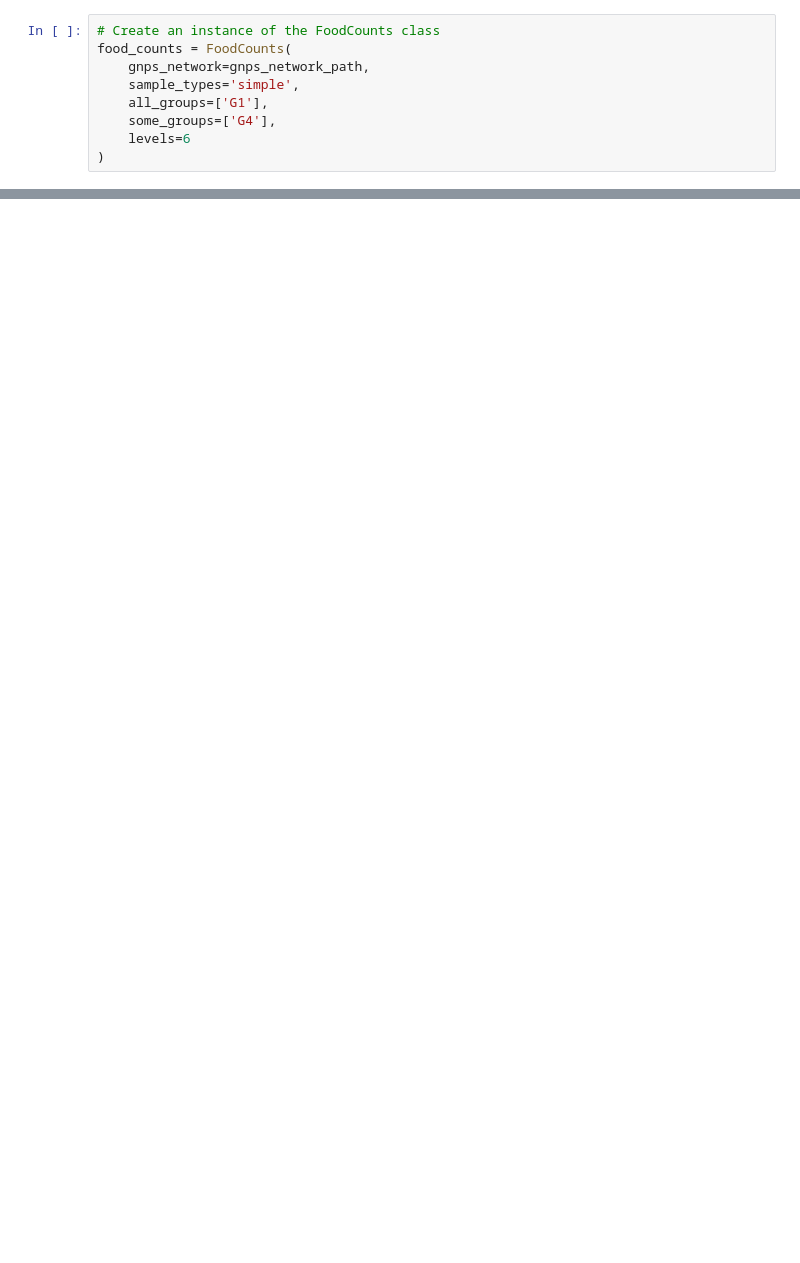
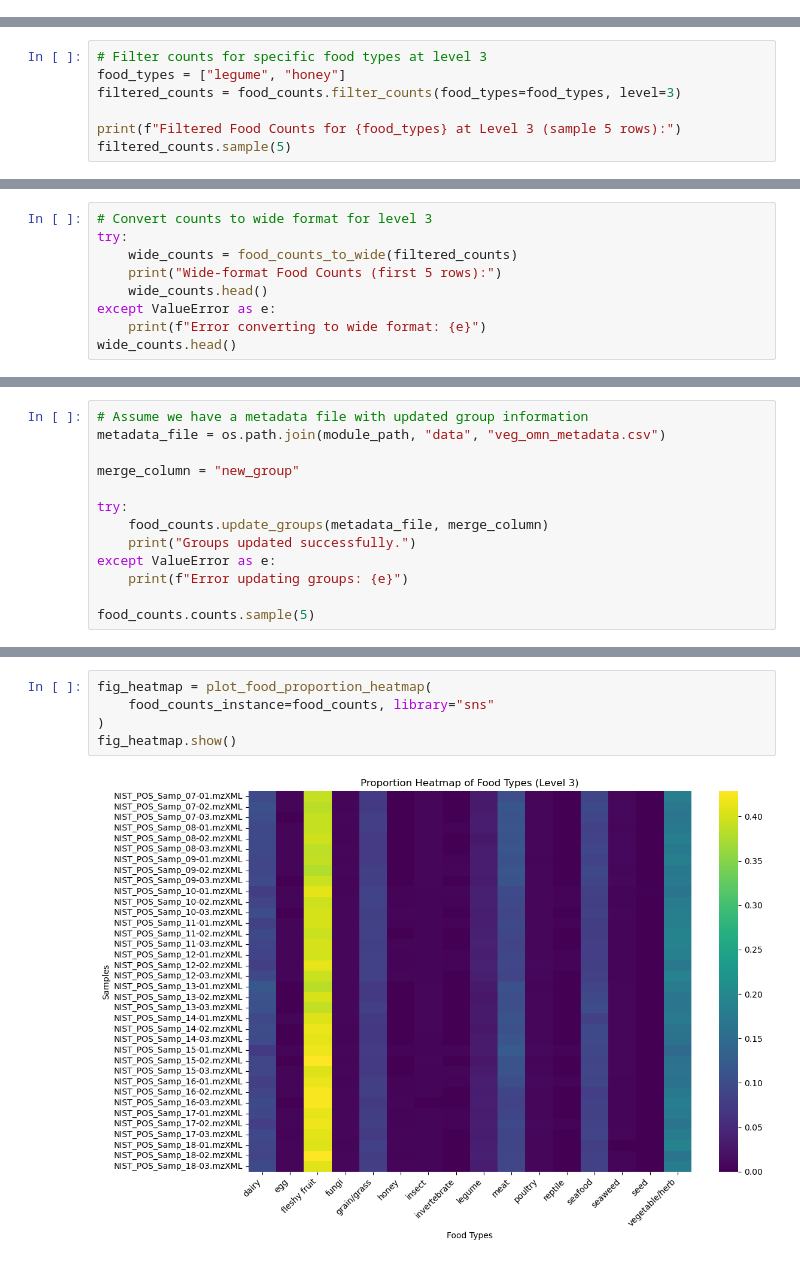
Before and after one commit to bittremieux-lab/gnps_rdd, a Jupyter notebook: gfop/notebooks/01_food_counts_notebook.ipynb, the cells around one changed output, grey strips where cells are left out. Drawn from its saved outputs; the diff is of its cells as text; blank space fills up the shorter version.

```diff
--- a/gfop/notebooks/01_food_counts_notebook.ipynb
+++ b/gfop/notebooks/01_food_counts_notebook.ipynb
@@ -16,9 +0,0 @@ gnps_network_path = os.path.join('..', 'data', 'sample_gnps_vegomn.tsv')
-# %%
-# Create an instance of the FoodCounts class
-food_counts = FoodCounts(
-    gnps_network=gnps_network_path,
-    sample_types='simple',
-    all_groups=['G1'],
-    some_groups=['G4'],
-    levels=6
-)
@@ -79,0 +150,7 @@ fc.counts
+# %%
+# Filter counts for specific food types at level 3
+food_types = ["legume", "honey"]
+filtered_counts = food_counts.filter_counts(food_types=food_types, level=3)
+
+print(f"Filtered Food Counts for {food_types} at Level 3 (sample 5 rows):")
+filtered_counts.sample(5)
@@ -79,0 +169,9 @@ fc.counts
+# %%
+# Convert counts to wide format for level 3
+try:
+    wide_counts = food_counts_to_wide(filtered_counts)
+    print("Wide-format Food Counts (first 5 rows):")
+    wide_counts.head()
+except ValueError as e:
+    print(f"Error converting to wide format: {e}")
+wide_counts.head()
@@ -79,0 +200,13 @@ fc.counts
+# %%
+# Assume we have a metadata file with updated group information
+metadata_file = os.path.join(module_path, "data", "veg_omn_metadata.csv")
+
+merge_column = "new_group"
+
+try:
+    food_counts.update_groups(metadata_file, merge_column)
+    print("Groups updated successfully.")
+except ValueError as e:
+    print(f"Error updating groups: {e}")
+
+food_counts.counts.sample(5)
@@ -79,0 +251,7 @@ fc.counts
+# %%
+fig_heatmap = plot_food_proportion_heatmap(
+    food_counts_instance=food_counts, library="sns"
+)
+fig_heatmap.show()
+# %% [output]
+[figure, added]
```
Also changed, not shown: parts of 35 cells of this notebook, 15 other files.
